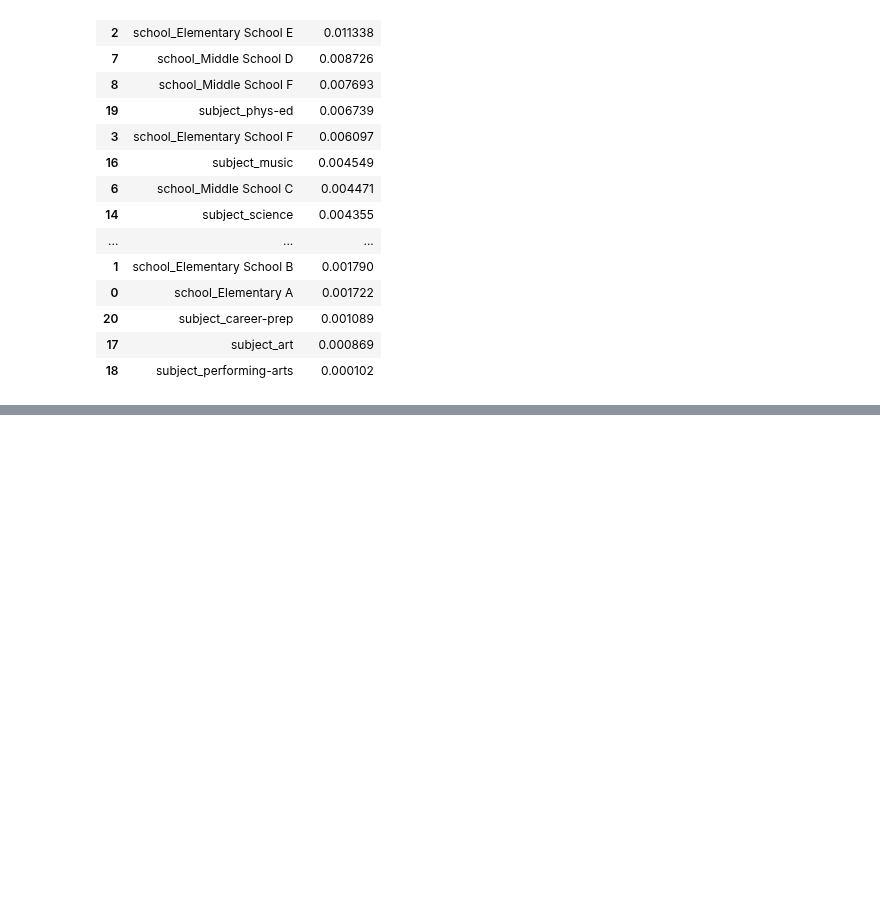
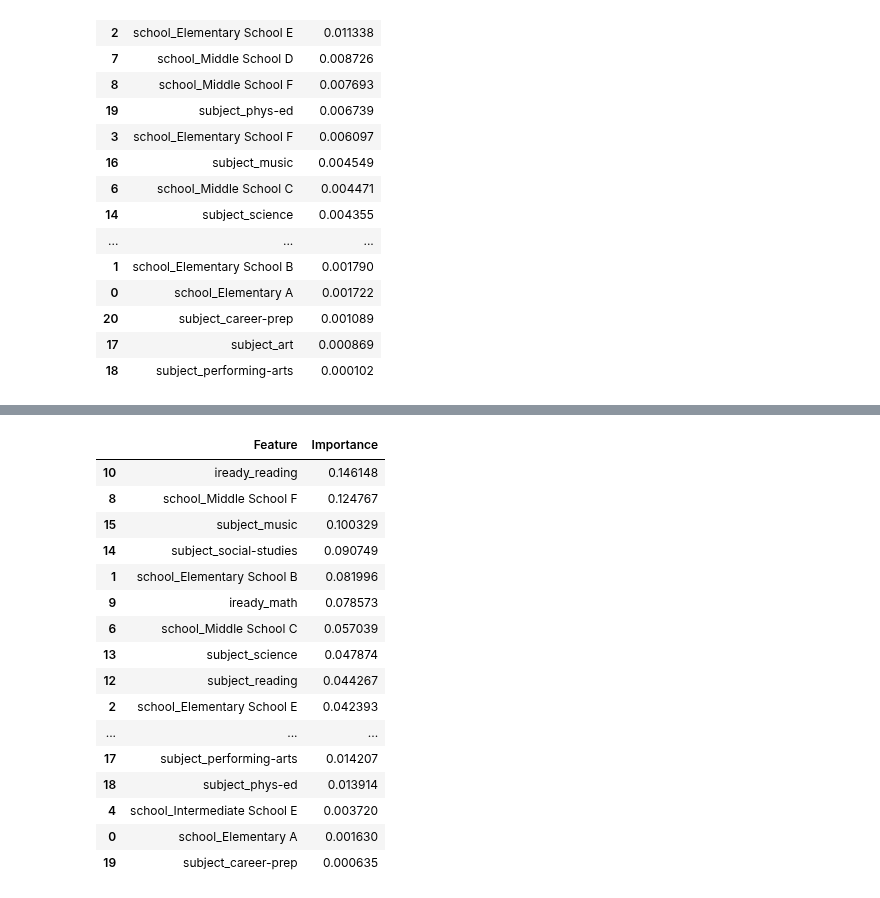
Before and after one commit to level-data-1a/predicting-proficiency, a Jupyter notebook: RandomForest/scantronMath_encoded.ipynb, the cells around one changed output, grey strips where cells are left out. Saved outputs shown, nothing was run; the diff lists cells and outputs as text; code cells hidden in the pictures; blank space fills up the shorter version.

```diff
--- a/RandomForest/scantronMath_encoded.ipynb
+++ b/RandomForest/scantronMath_encoded.ipynb
@@ -253,0 +400,10 @@ importance_df.head(50)
+# %%
+importances = rf_model.feature_importances_
+feature_names = X_train.columns
+
+# Combine names and importances, and sort
+importance_df = pd.DataFrame({'Feature': feature_names, 'Importance': importances})
+importance_df= importance_df.sort_values(by='Importance', ascending=False)
+
+# Display the sorted DataFrame
+print(importance_df)
@@ -253,0 +428,20 @@ importance_df.head(50)
+# %%
+importance_df.head(50)
+# %% [output]
+|  | Feature | Importance |
+| 10 | iready_reading | 0.146148 |
+| 8 | school_Middle School F | 0.124767 |
+| 15 | subject_music | 0.100329 |
+| 14 | subject_social-studies | 0.090749 |
+| 1 | school_Elementary School B | 0.081996 |
+| 9 | iready_math | 0.078573 |
+| 6 | school_Middle School C | 0.057039 |
+| 13 | subject_science | 0.047874 |
+| 12 | subject_reading | 0.044267 |
+| 2 | school_Elementary School E | 0.042393 |
+| ... | ... | ... |
+| 17 | subject_performing-arts | 0.014207 |
+| 18 | subject_phys-ed | 0.013914 |
+| 4 | school_Intermediate School E | 0.003720 |
+| 0 | school_Elementary A | 0.001630 |
+| 19 | subject_career-prep | 0.000635 |
```
Also changed, not shown: parts of 18 cells of this notebook, 1 other file.
